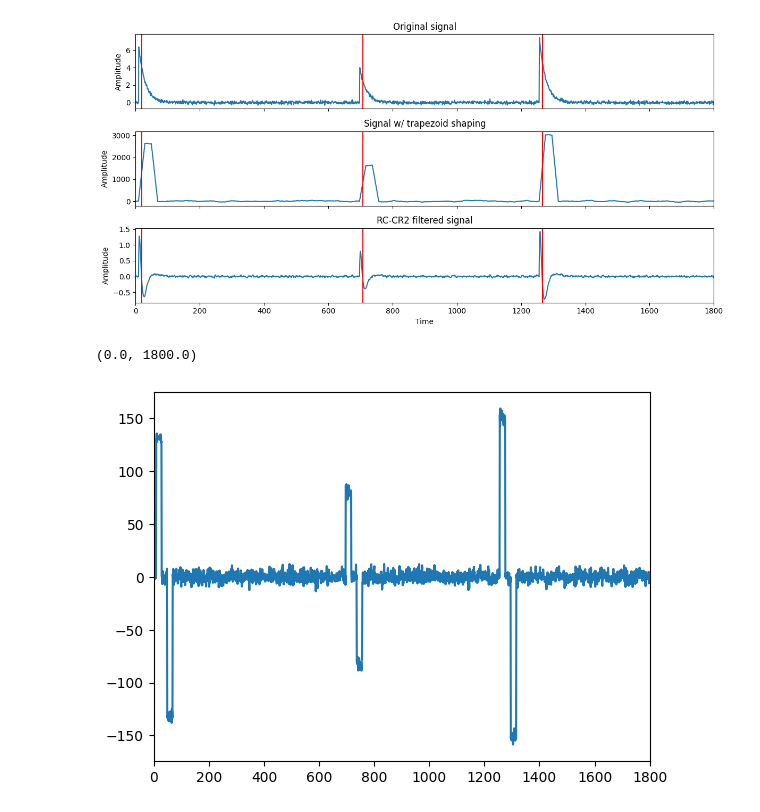
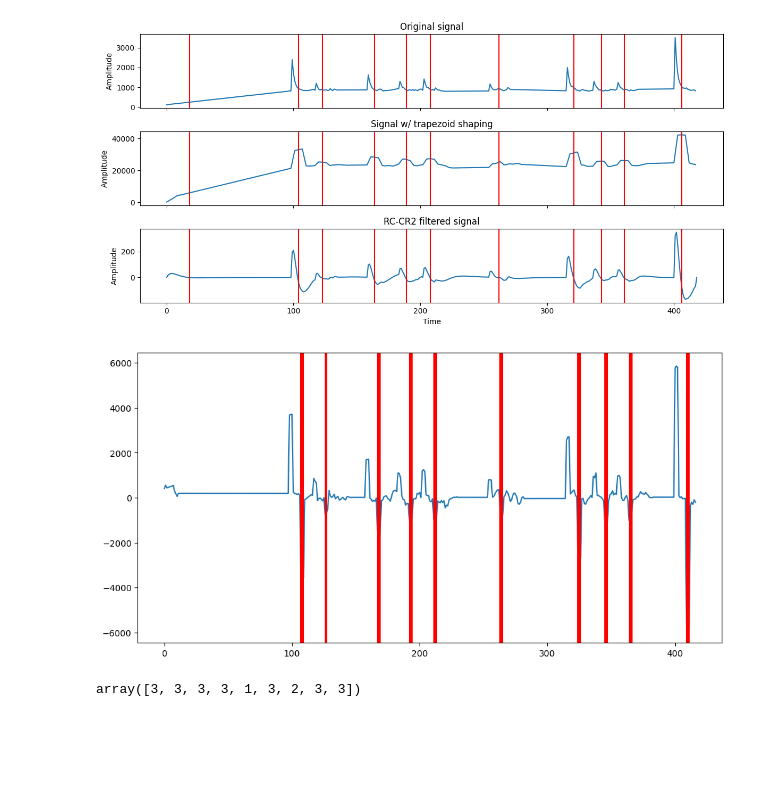
Before and after one commit to sleepythessu/Space-Instrumentation, a Jupyter notebook: filter_simulation.ipynb, the cells around one changed output. Drawn from its saved outputs; the diff is of its cells as text; code cells hidden in the pictures; blank space fills up the shorter version.

Commit message:
Attempt to measure pulse timing. Concatenation of measured pulses

```diff
--- a/filter_simulation.ipynb
+++ b/filter_simulation.ipynb
@@ -207,37 +207,31 @@ plt.tight_layout()
 # %%
-from scipy.signal import resample
-from time import sleep
-from IPython.display import clear_output
-
 df = pd.read_csv("data/DataR_D4@N6781_16256_MPPC_Hamamatsu_Plastic_no_source_1_1.csv", header=None, sep=";")
 
-# TODO: ketjuttakaa df:n rivit yhdeksi pötköksi satunnaisella aikavälillä
-# (eksponentiaalinen jakauma, kts. yllä). Pulssien välinen signaali interpoloimalla (esim. np.interp)
-series = ...
+# Tweak these to get flat top
+rate = 200
+tau = 1 / rate
+T = 3e-3
+k = 3
+l = 9
 
+signal_between_const = 5e3
 csv_length = 10#len(df)
 t = 0
-signal = np.array([])
-rate = 400
+signal = np.array([0])
+
 for i in range(csv_length):
-    pulse = df.iloc[i, 5:].values.astype(int) #Takes the signal
-    baseline = np.min(pulse) #baseline?
-    pulse = pulse - baseline
-    dt = np.random.exponential(scale = 1/rate)
-    t += int(dt)
-    #interval = np.random.normal(np.mean(pulse[-500:]), 10, t)
+    pulse = df.iloc[i, 5::100].values.astype(int) #Takes the signal
+    dt = signal_between_const * random.exponential(scale = 1/rate)
+    signal_between = np.interp(np.arange(dt), [0, dt], [signal[-1], pulse[0]])
+    signal = np.append(signal, signal_between)
     signal = np.append(signal, pulse)
-    #signal = np.append(signal, interval)
-# Tweak these to get flat top
-tau = 0.2
-T = 0.0011
-k = 50
-l = 100
 
+signal = signal[len(pulse):]
 trigger_sig = rccr2_filter(signal)
 trapez_sig = trapezoid_shaper(signal, tau, T, k, l)
 
-threshold = 0.1  # tweak this to accept pulses just above the noise floor
+
+threshold = 20  # tweak this to accept pulses just above the noise floor
 trigs = triggers(trigger_sig, threshold)
 
 # Plots
@@ -261,16 +255,26 @@ for ax in axs:
         ax.axvline(trig, color="red")
 
 # Set limit of x to view a single pulse better
-axs[2].set_xlim(0, 1800)
+#axs[2].set_xlim(5000, 10000)
 plt.tight_layout()
 plt.show()
 # %% [output]
-[figure, old version]
+[figure, new version]
 # %%
-# TODO find out the delay of the trigger and trapezoid peak (e.g. first sample of plateau of
-# first order difference)
+diff = np.diff(trapez_sig)
+indices = np.argwhere(diff < -5e2)
 plt.plot(np.diff(trapez_sig))
-plt.xlim(0, 1800)
+for ind in indices:
+    plt.axvline(ind, color="red")
+plt.gcf().set_size_inches(12,6)
 # %% [output]
-(0.0, 1800.0)
-[figure, old version]
+[figure, new version]
+# %%
+plateau_starts = []
+for i in range(len(indices) - 1):
+    if indices[i+1] - indices[i] != 1:
+        plateau_starts.append(indices[i+1])
+
+np.array(plateau_starts).ravel() - trigs[2:]
+# %% [output]
+array([3, 3, 3, 3, 1, 3, 2, 3, 3])
```
Also changed, not shown: parts of 4 cells of this notebook.
